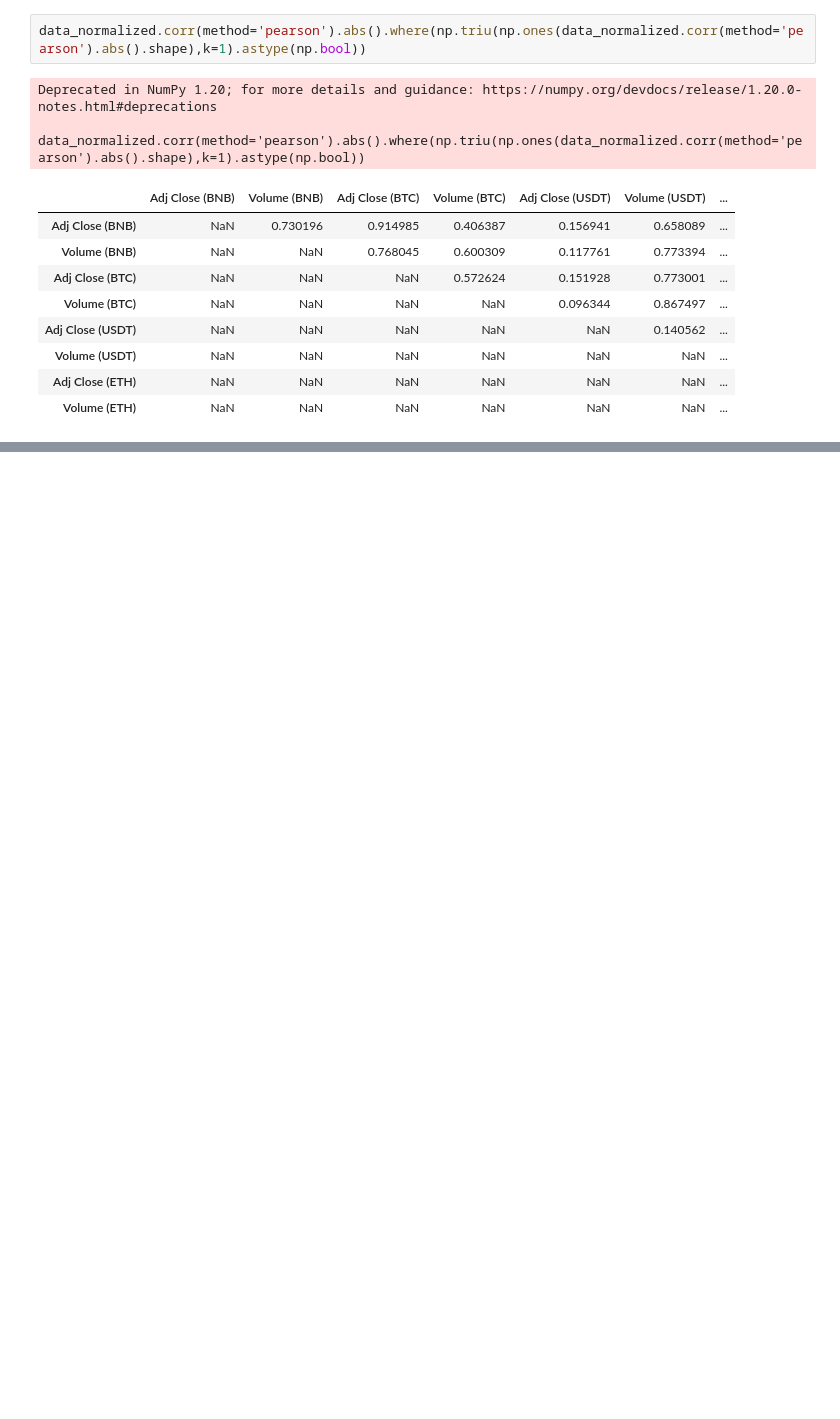
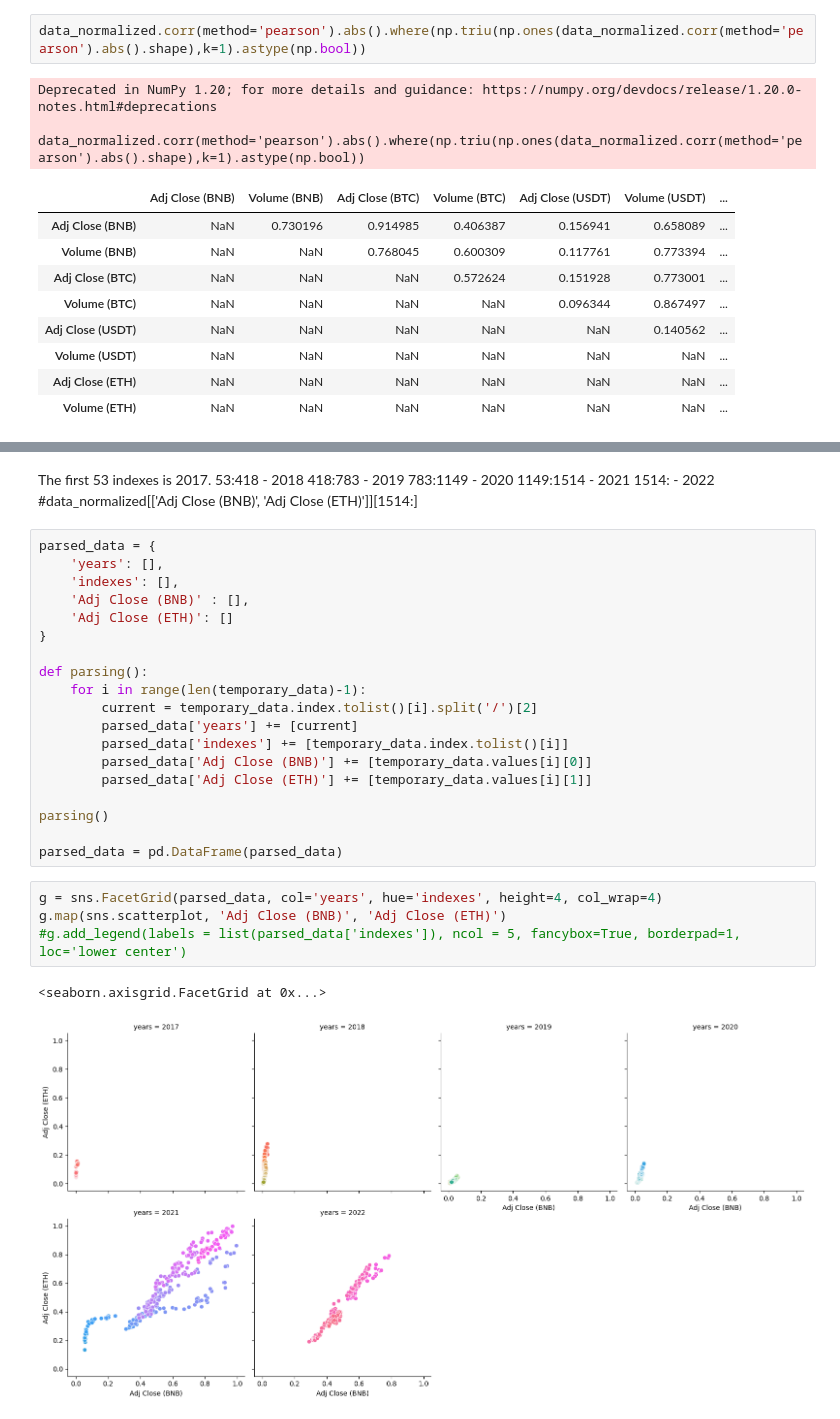
Before and after one commit to Terlok/DataScience, a Jupyter notebook: CourseWork/Code.ipynb, the cells around one changed output, grey strips where cells are left out. Drawn from its saved outputs; the diff is of its cells as text; blank space fills up the shorter version.

```diff
--- a/CourseWork/Code.ipynb
+++ b/CourseWork/Code.ipynb
@@ -299 +300,35 @@ Deprecated in NumPy 1.20; for more details and guidance: https://numpy.org/devdo
 | Adj Close (ETH) | NaN | NaN |
+# %% [markdown]
+The first 53 indexes is 2017.
+53:418 - 2018
+418:783 - 2019
+783:1149 - 2020
+1149:1514 - 2021
+1514: - 2022
+#data_normalized[['Adj Close (BNB)', 'Adj Close (ETH)']][1514:]
+# %%
+parsed_data = {
+    'years': [],
+    'indexes': [],
+    'Adj Close (BNB)' : [],
+    'Adj Close (ETH)': []
+}
+
+def parsing():
+    for i in range(len(temporary_data)-1):
+        current = temporary_data.index.tolist()[i].split('/')[2]
+        parsed_data['years'] += [current]
+        parsed_data['indexes'] += [temporary_data.index.tolist()[i]]
+        parsed_data['Adj Close (BNB)'] += [temporary_data.values[i][0]]
+        parsed_data['Adj Close (ETH)'] += [temporary_data.values[i][1]]
+
+parsing()
+
+parsed_data = pd.DataFrame(parsed_data)
+# %%
+g = sns.FacetGrid(parsed_data, col='years', hue='indexes', height=4, col_wrap=4)
+g.map(sns.scatterplot, 'Adj Close (BNB)', 'Adj Close (ETH)')
+#g.add_legend(labels = list(parsed_data['indexes']), ncol = 5, fancybox=True, borderpad=1, loc='lower center')
+# %% [output]
+<seaborn.axisgrid.FacetGrid at 0x...>
+[figure, added]
```
Also changed, not shown: parts of 2 cells of this notebook.
